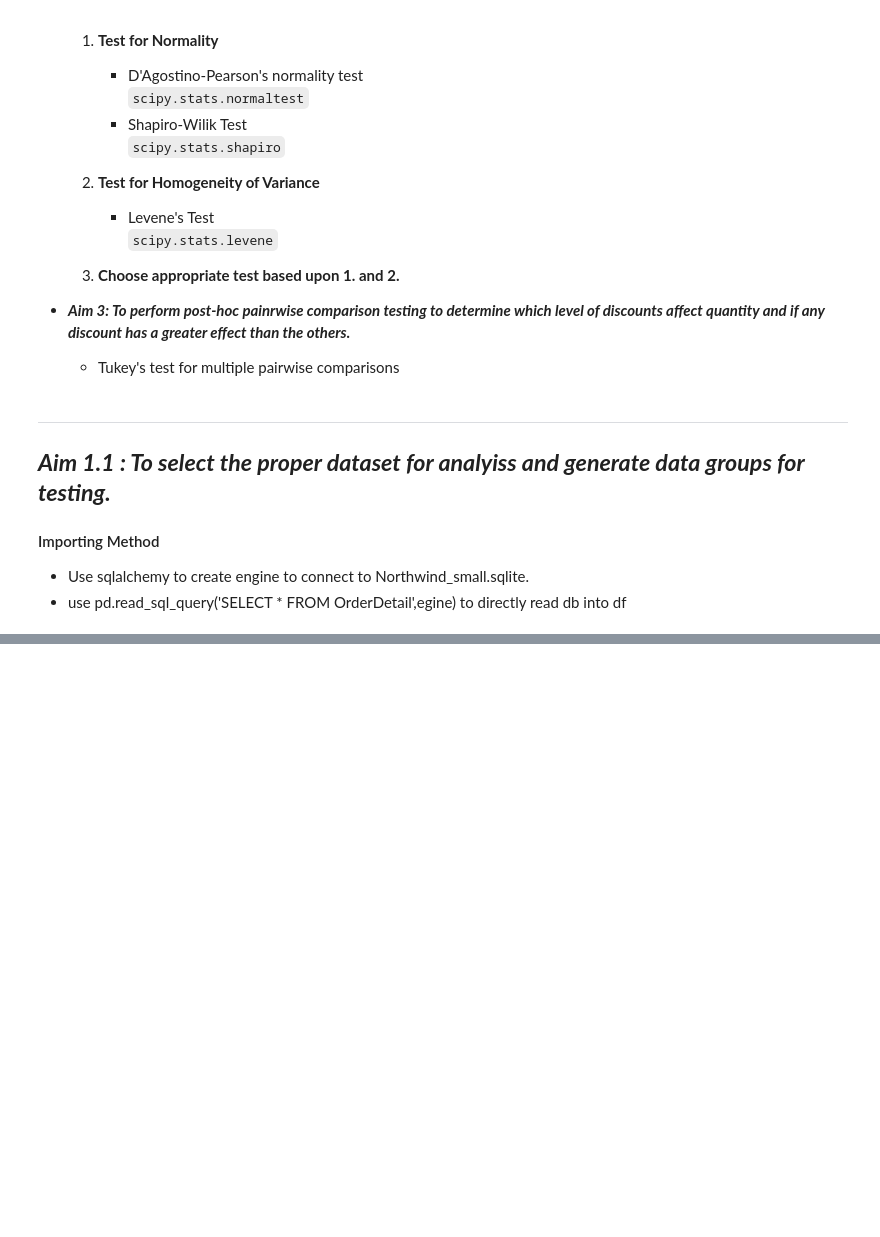
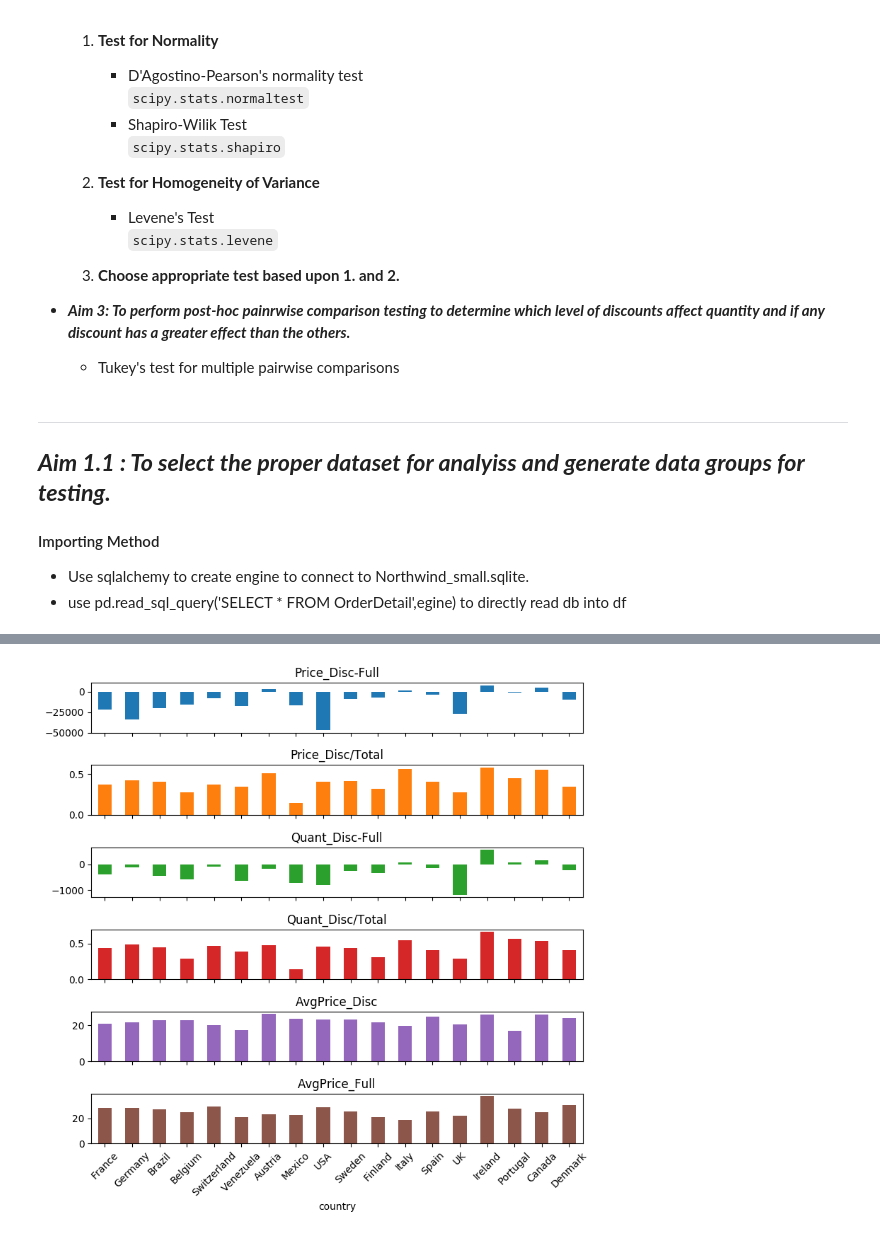
Before and after one commit to jirvingphd/dsc-2-final-project-online-ds-ft-021119, a Jupyter notebook: Mod2_Project_JMI_04_04_19_fixed_split_cells.ipynb, the cells around one changed output, grey strips where cells are left out. Saved outputs shown, nothing was run; the diff lists cells and outputs as text; code cells hidden in the pictures; blank space fills up the shorter version.

```diff
--- a/Mod2_Project_JMI_04_04_19_fixed_split_cells.ipynb
+++ b/Mod2_Project_JMI_04_04_19_fixed_split_cells.ipynb
@@ -2636,0 +3214,30 @@ list2df(get_col_info('OrderDetail'))
+# %%
+# df_countries.plot(kind='bar',subplots=True,sharex=True,figsize=(10,8))
+import math as mt
+plt.style.use('default')
+bar_kws = {'figsize':[8, 8],
+#           'title': 'Prference for Discounts by Country',
+          'grid':False,
+          'legend':False,
+          'rot':45,
+          'subplots':True,
+          'sharex' : True,
+#            'yerr':total_row["sem"],
+           'ecolor':'black',
+
+#           'layout':(mt.ceil(len(df_countries)/2),2)}
+#            'yerr':'sem',
+#           'ylim': [0,2500]}
+          }
+
+
+fig = df_countries.plot(kind='bar',**bar_kws)#,table=True)
+plt.tight_layout()
+
+
+# fig.set(**{'xlabel':'Month','ylabel':'Order Total($)'})
+
+# for num, ax in enumerate(fig):
+#     ax.set_ylabel(df_countries.columns[num])
+# %% [output]
+[figure, added]
```
Also changed, not shown: parts of 97 cells of this notebook.
